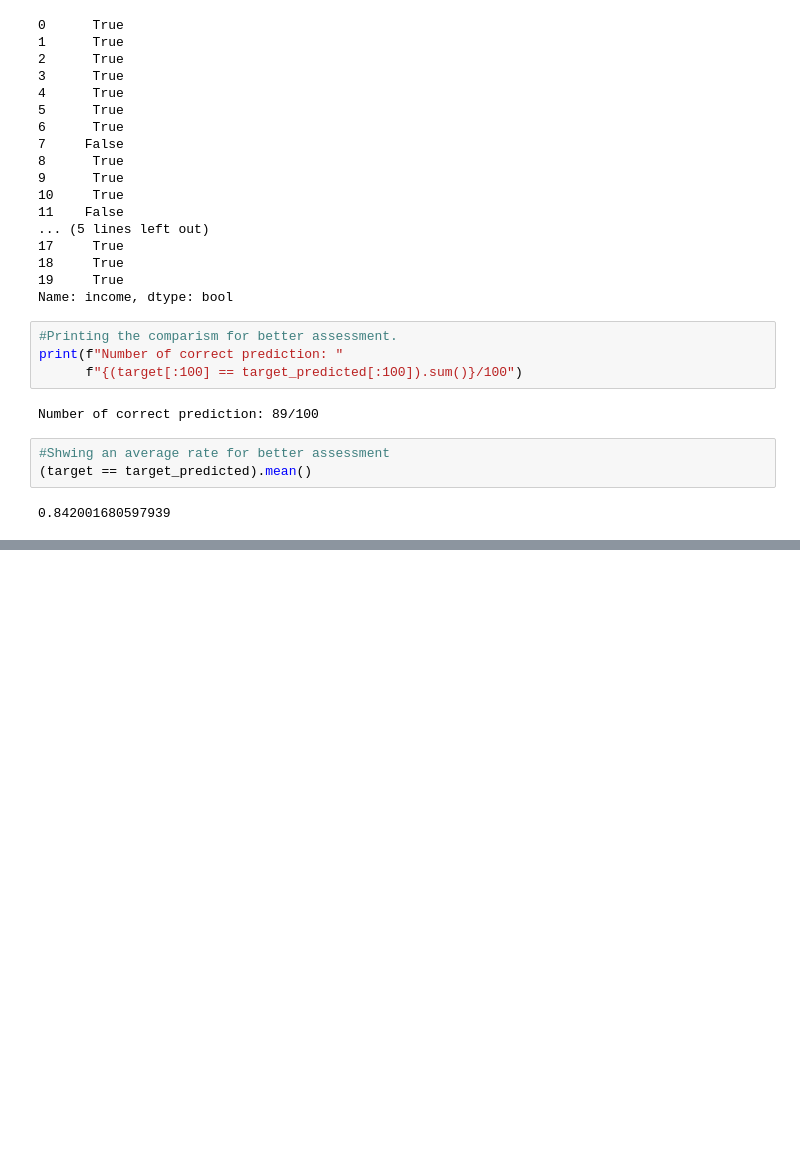
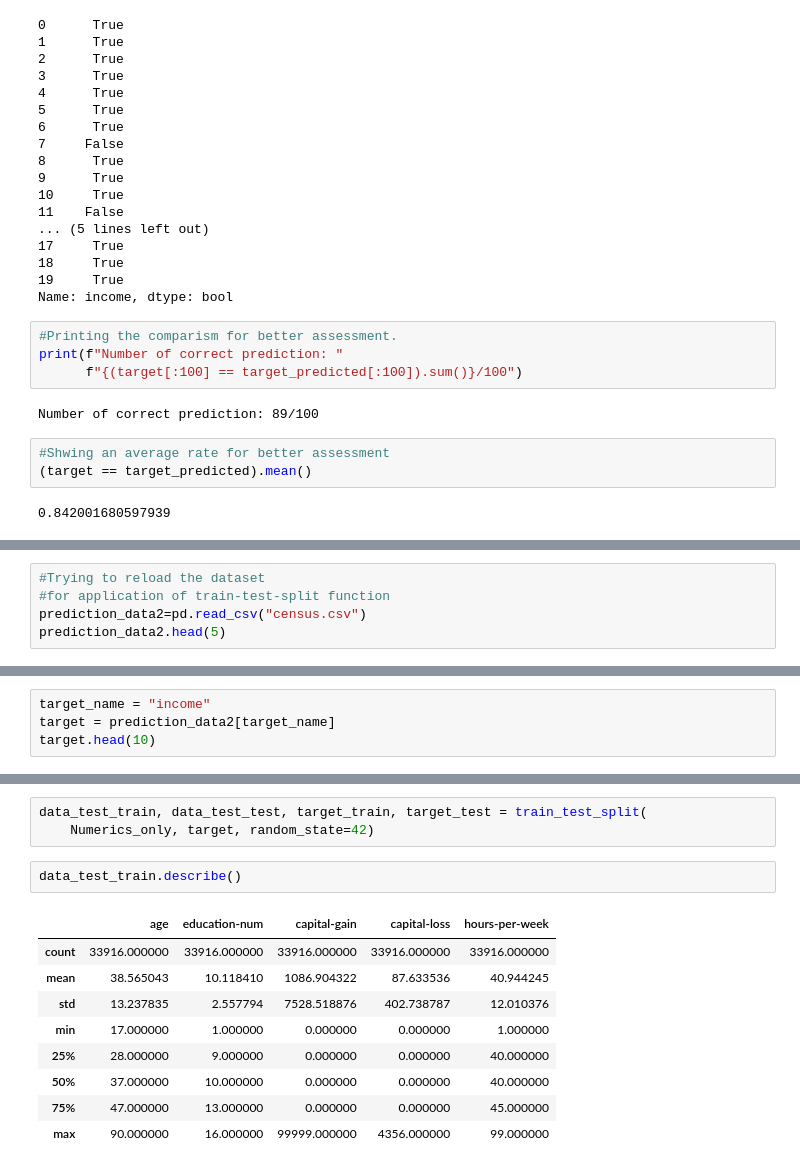
Before and after one commit to jimohola/MACHINE-LEARNING-PROJECT, a Jupyter notebook: Python_Project.ipynb, the cells around one changed output, grey strips where cells are left out. Cells and saved outputs as stored; diff of their text form; blank space fills up the shorter version.

```diff
--- a/Python_Project.ipynb
+++ b/Python_Project.ipynb
@@ -266,0 +285,5 @@ testing_data=pd.read_csv("census-test.csv")
+# %%
+#Trying to reload the dataset
+#for application of train-test-split function
+prediction_data2=pd.read_csv("census.csv")
+prediction_data2.head(5)
@@ -277,0 +337,4 @@ data_test.head()
+# %%
+target_name = "income"
+target = prediction_data2[target_name]
+target.head(10)
@@ -350,0 +436,15 @@ NameError: name 'selector' is not defined
+# %%
+data_test_train, data_test_test, target_train, target_test = train_test_split(
+    Numerics_only, target, random_state=42)
+# %%
+data_test_train.describe()
+# %% [output]
+|  | age | education-num | capital-gain | capital-loss | hours-per-week |
+| count | 33916.000000 | 33916.000000 | 33916.000000 | 33916.000000 | 33916.000000 |
+| mean | 38.565043 | 10.118410 | 1086.904322 | 87.633536 | 40.944245 |
+| std | 13.237835 | 2.557794 | 7528.518876 | 402.738787 | 12.010376 |
+| min | 17.000000 | 1.000000 | 0.000000 | 0.000000 | 1.000000 |
+| 25% | 28.000000 | 9.000000 | 0.000000 | 0.000000 | 40.000000 |
+| 50% | 37.000000 | 10.000000 | 0.000000 | 0.000000 | 40.000000 |
+| 75% | 47.000000 | 13.000000 | 0.000000 | 0.000000 | 45.000000 |
+| max | 90.000000 | 16.000000 | 99999.000000 | 4356.000000 | 99.000000 |
```
Also changed, not shown: parts of 36 cells of this notebook.
